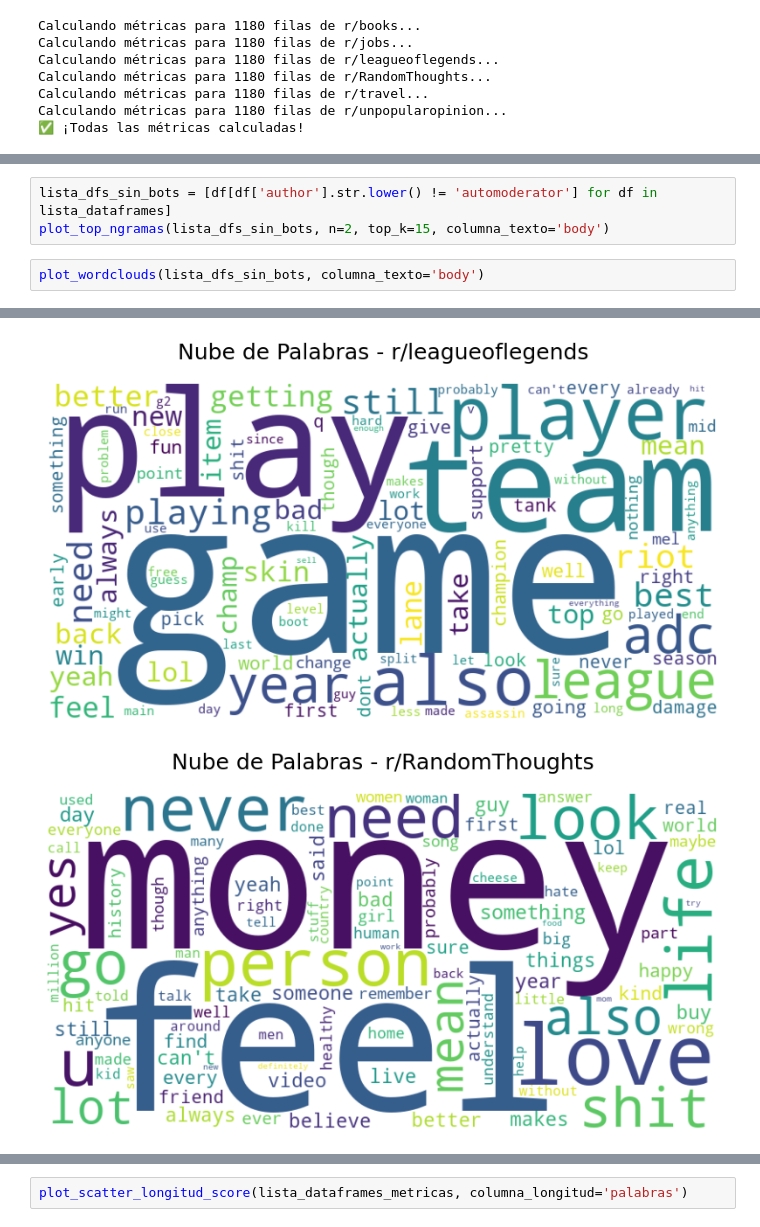
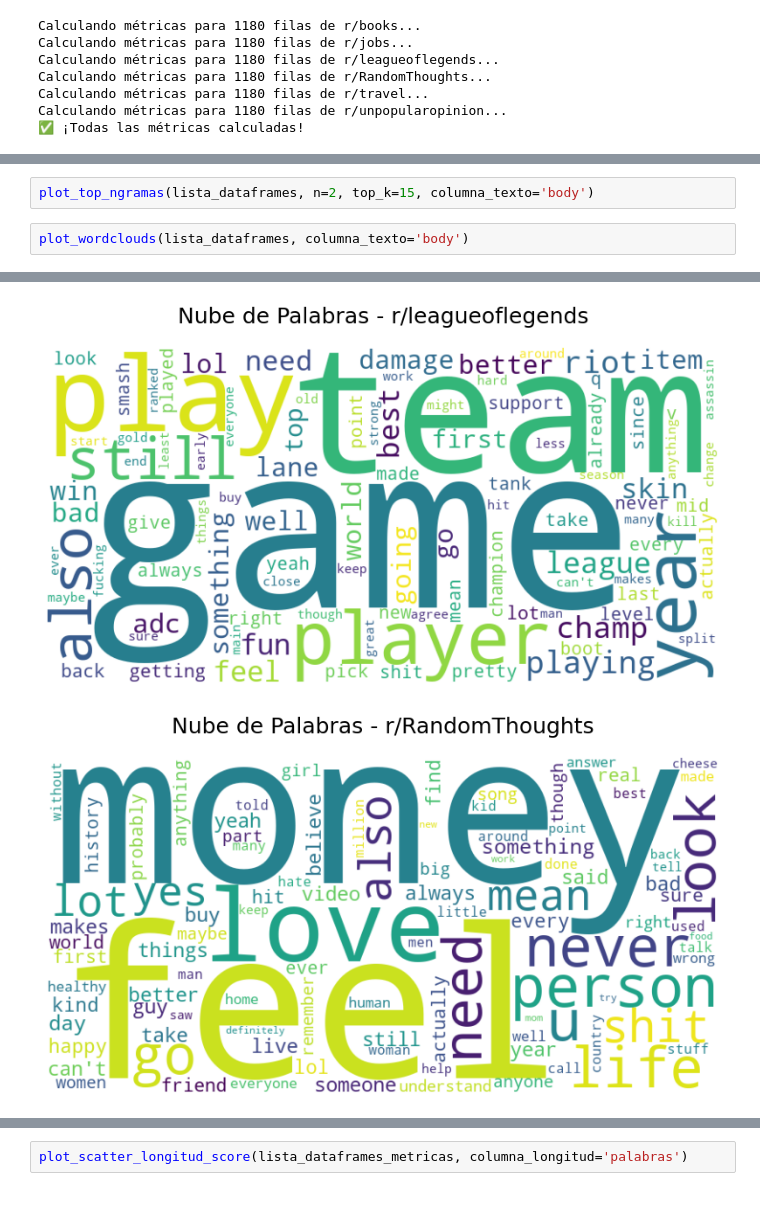
Before and after one commit to daniela-murciam-um-es/PLN-practicasParte2, a Jupyter notebook: prueba_estadisticos.ipynb, the cells around one changed output, grey strips where cells are left out. Cells and saved outputs as stored; diff of their text form.

```diff
--- a/prueba_estadisticos.ipynb
+++ b/prueba_estadisticos.ipynb
@@ -60,6 +62,5 @@ for i in range(len(metricas)):
 # %%
-lista_dfs_sin_bots = [df[df['author'].str.lower() != 'automoderator'] for df in lista_dataframes]
-plot_top_ngramas(lista_dfs_sin_bots, n=2, top_k=15, columna_texto='body')
+plot_top_ngramas(lista_dataframes, n=2, top_k=15, columna_texto='body')
 # %%
-plot_wordclouds(lista_dfs_sin_bots, columna_texto='body')
+plot_wordclouds(lista_dataframes, columna_texto='body')
 # %% [output]
@@ -68,2 +69,2 @@ plot_wordclouds(lista_dfs_sin_bots, columna_texto='body')
-[figure, old version]
+[figure, new version]
-[figure, old version]
+[figure, new version]
```
Also changed, not shown: parts of 5 cells of this notebook.
